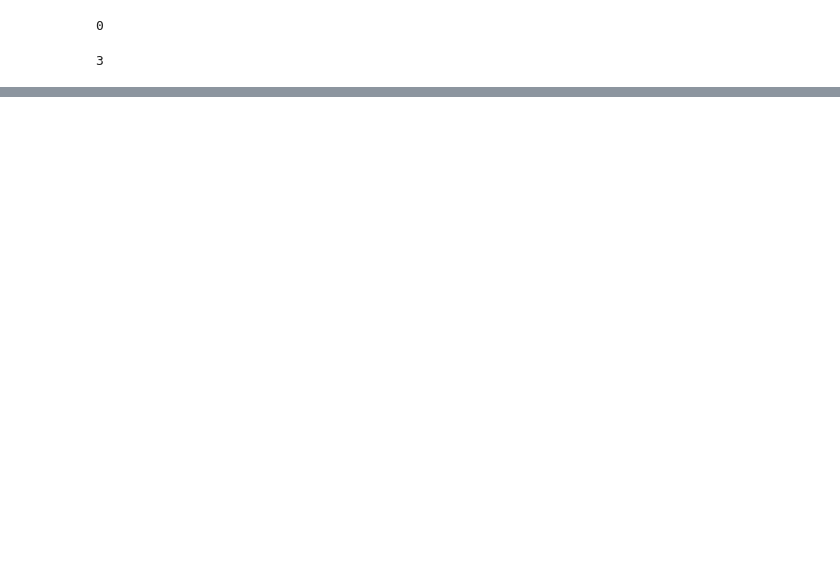
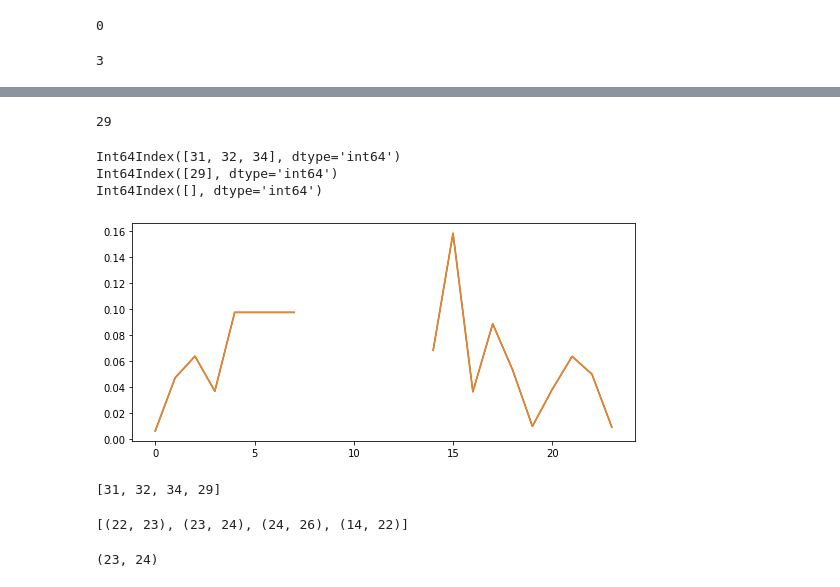
Before and after one commit to RedBatProject/Thesis---a-two-layer-power-network, a Jupyter notebook: intro_with_pandapower.ipynb, the cells around one changed output, grey strips where cells are left out. Saved outputs shown, nothing was run; the diff lists cells and outputs as text; code cells hidden in the pictures; blank space fills up the shorter version.

```diff
--- a/intro_with_pandapower.ipynb
+++ b/intro_with_pandapower.ipynb
@@ -139,0 +124,2 @@ X[64]
+# %%
+current = pd.DataFrame()
@@ -139,0 +134,41 @@ X[64]
+# %%
+pp.overloaded_lines(Net)[0]
+# %% [output]
+29
+# %%
+h= [9,5]
+Net = pn.case30();
+# pp.drop_buses(Net, [23,26,24,25,28,29], drop_elements=True);
+pp.drop_buses(Net, h, drop_elements=True);
+linka = []
+pp.rundcpp(net=Net);
+while len(pp.overloaded_lines(Net))!= 0:
+    for i in pp.overloaded_lines(Net):
+        linka.append(i)
+    print(pp.overloaded_lines(Net));
+    pp.drop_lines(Net, lines=pp.overloaded_lines(Net));
+    pp.rundcpp(net=Net);
+print(pp.overloaded_lines(Net));
+current['af_r_7'] = Net.res_line['i_ka'];
+current['base'].plot(figsize = (9,4));
+current['af_r_7'].plot(figsize = (9,4));
+# %% [output]
+Int64Index([31, 32, 34], dtype='int64')
+Int64Index([29], dtype='int64')
+Int64Index([], dtype='int64')
+[figure, added]
+# %%
+linka
+# %% [output]
+[31, 32, 34, 29]
+# %%
+lost = []
+for i in range(len(linka)):
+    lost.append(line["line"][linka].iloc[i])
+lost
+# %% [output]
+[(22, 23), (23, 24), (24, 26), (14, 22)]
+# %%
+line["line"][linka].iloc[1]
+# %% [output]
+(23, 24)
```
Also changed, not shown: parts of 64 cells of this notebook.
